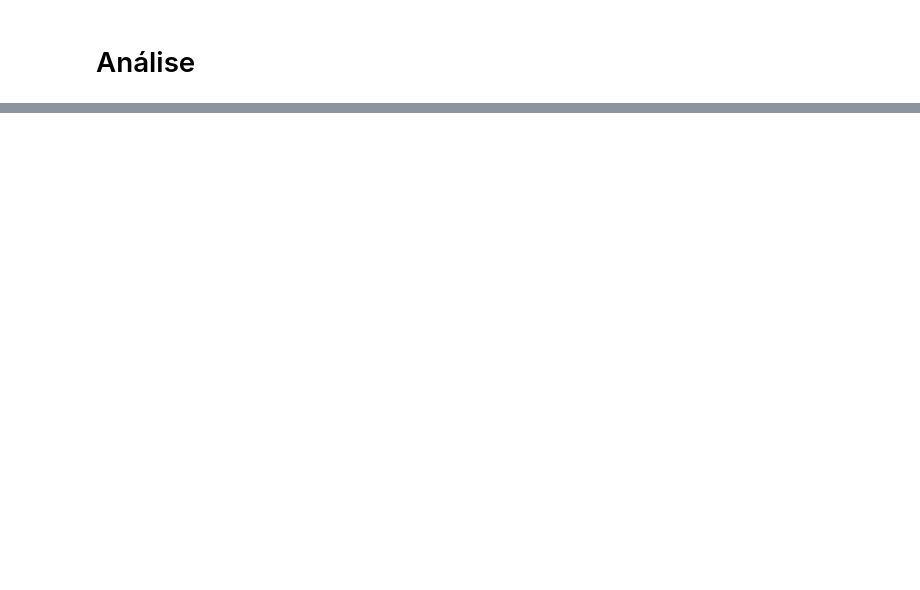
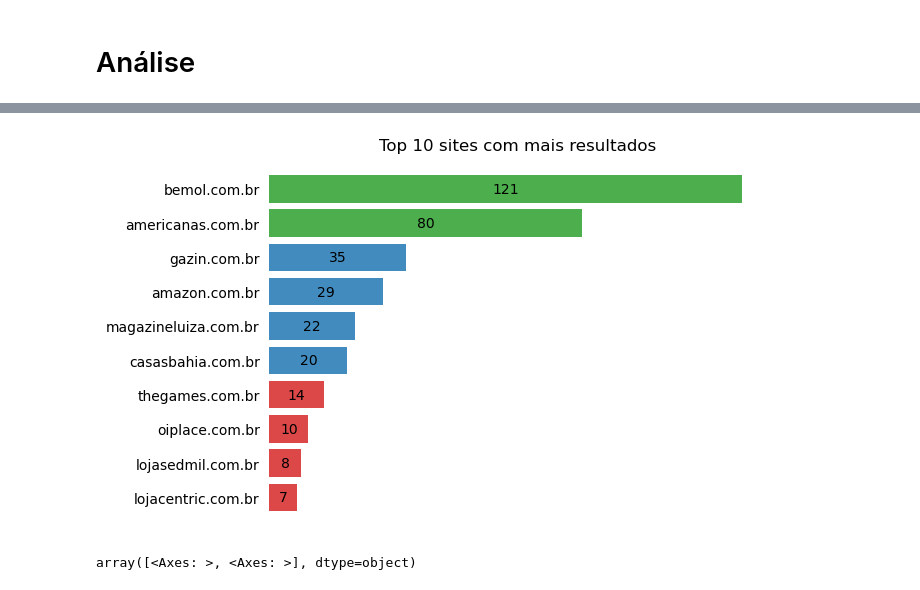
Before and after one commit to InovaFiscaliza/certificacao-homologacao, a Jupyter notebook: analise_exploratoria.ipynb, the cells around one changed output, grey strips where cells are left out. Drawn from its saved outputs; the diff is of its cells as text; code cells hidden in the pictures; blank space fills up the shorter version.

```diff
--- a/analise_exploratoria.ipynb
+++ b/analise_exploratoria.ipynb
@@ -56,6 +69,45 @@ def plot_results_count(search_results_count,bins=DEFAULT_BINS):
     ax.set_title('Quantidade de Resultados Obtidos')
 
     plt.show()
+# %%
+def plot_top_sites(df,n_top=10):
+    df_top_sites = df[['netloc','results']].groupby('netloc').sum().sort_values(by='results',ascending=False).head(n_top)
+    top_sites = df_top_sites.index.values
+    top_sites_count = df_top_sites.results.values
+
+    top_sites_percentage = top_sites_count/top_sites_count.sum()
+    top_sites_cum_percentage = top_sites_percentage.cumsum()
+    bar_colors = ['tab:blue'] * n_top
+    top_50_end = np.where(top_sites_cum_percentage>=0.5)[0][1]
+    bottom_10 = np.where(top_sites_percentage<0.05)[0]
+    for i in range(top_50_end):
+        bar_colors[i] = 'tab:green'
+    for i in bottom_10:
+        bar_colors[i] = 'tab:red'
+
+    y_pos = np.arange(len(top_sites))
+
+    fig, ax = plt.subplots()
+
+    for i in range(n_top):
+        p = ax.barh(y_pos[i], top_sites_count[i], color = bar_colors[i], align='center', alpha=0.85)
+        ax.bar_label(p,label_type='center')
+
+    ax.invert_yaxis()  # labels read top-to-bottom
+    ax.set_yticks(y_pos, labels=top_sites)
+    ax.set_title(f'Top {n_top} sites com mais resultados')
+
+    # remove all the ticks (both axes), and tick labels on the Y axis
+    ax.tick_params(bottom=False, left=False,
+                   labelbottom=False, labelleft=True)
+
+    # remove the frame of the chart
+    ax.spines['left'].set_visible(False)
+    ax.spines['right'].set_visible(False)
+    ax.spines['top'].set_visible(False)
+    ax.spines['bottom'].set_visible(False)
+
+    plt.show()
 # %% [markdown]
 # Carga e preparação dos dados
 # %% [markdown]
@@ -156,0 +251,8 @@ plot_results_count(search_results_count)
+# %%
+plot_top_sites(df_search_results_ean)
+# %% [output]
+[figure, added]
+# %%
+ax
+# %% [output]
+array([<Axes: >, <Axes: >], dtype=object)
```
Also changed, not shown: parts of 10 cells of this notebook.
